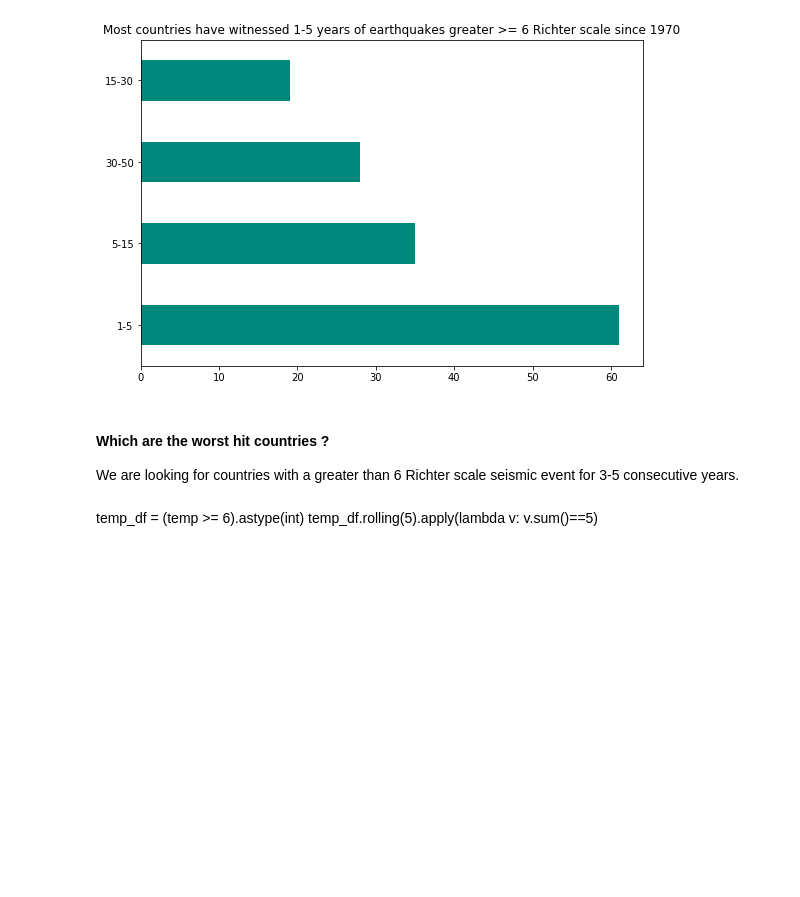
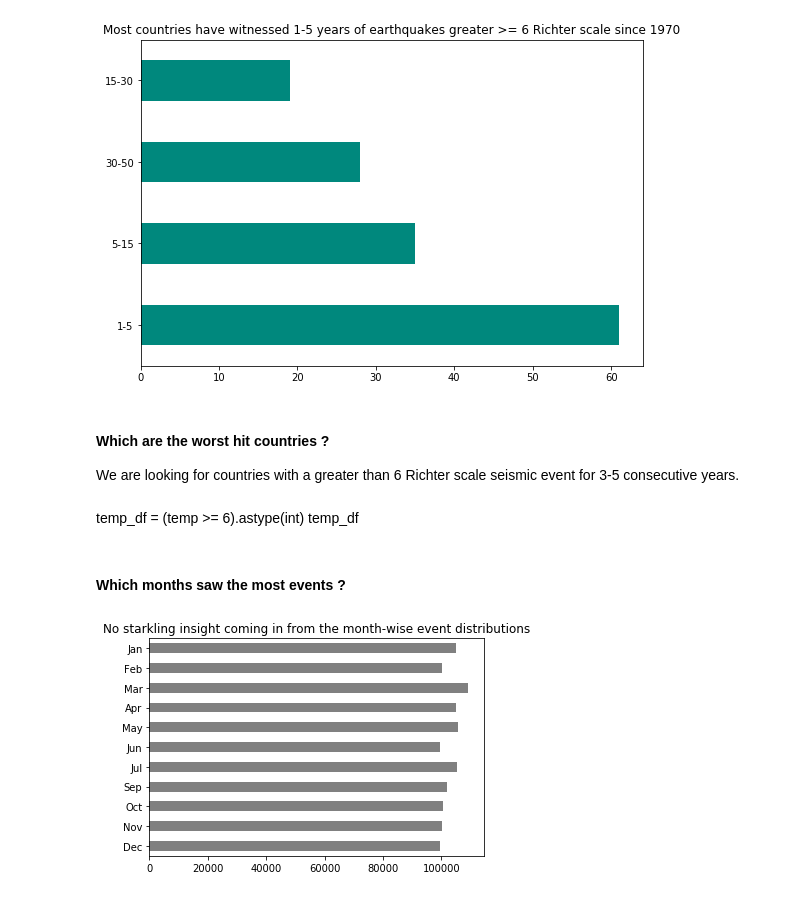
Before and after one commit to fx86/earthquakes, a Jupyter notebook: analysis.ipynb, the cells around one changed output. Saved outputs shown, nothing was run; the diff lists cells and outputs as text; code cells hidden in the pictures; blank space fills up the shorter version.

```diff
--- a/analysis.ipynb
+++ b/analysis.ipynb
@@ -244,4 +244,17 @@ _ = pd.cut(years_major_events, bins=[1, 5, 15, 30, 50],
 We are looking for countries with a greater than 6 Richter scale seismic event for 3-5 consecutive years.
 # %% [markdown]
 temp_df = (temp >= 6).astype(int)
-temp_df.rolling(5).apply(lambda v: v.sum()==5)
+temp_df
+# %% [markdown]
+#### Which months saw the most events ?
+# %%
+df['month'] = df.time.apply(lambda v: v.strftime('%b'))
+# %%
+temp = df.month.value_counts()
+_  = temp.reindex(['Dec', 'Nov', 'Oct', 'Sep', 'Jul',
+            'Jun', 'May', 'Apr', 'Mar', 'Feb', 'Jan']
+            ).plot(kind='barh',
+                   color='grey',
+                  title='No starkling insight coming in from the month-wise event distributions')
+# %% [output]
+[figure, added]
```
Also changed, not shown: parts of 20 cells of this notebook, 1 other file.
